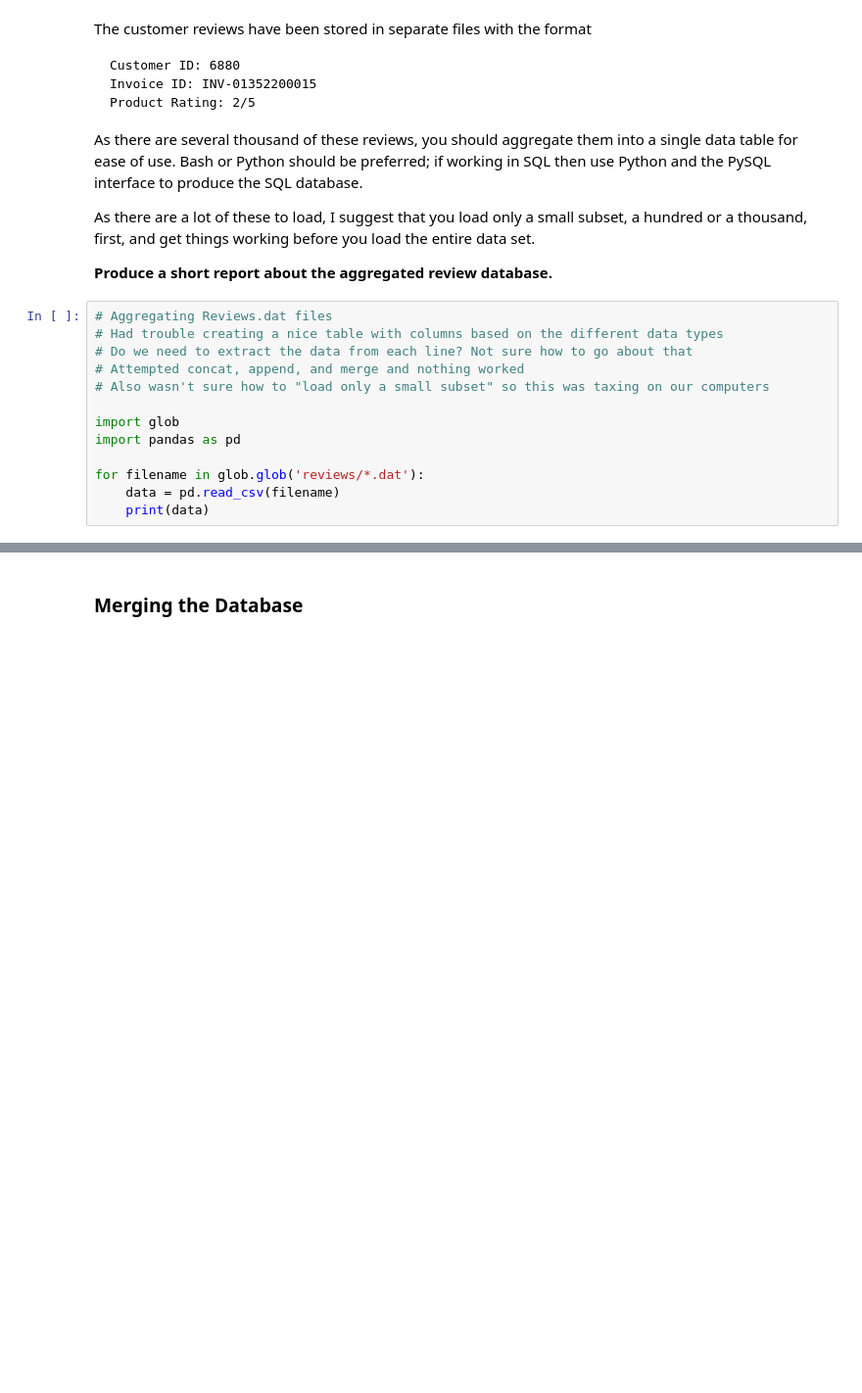
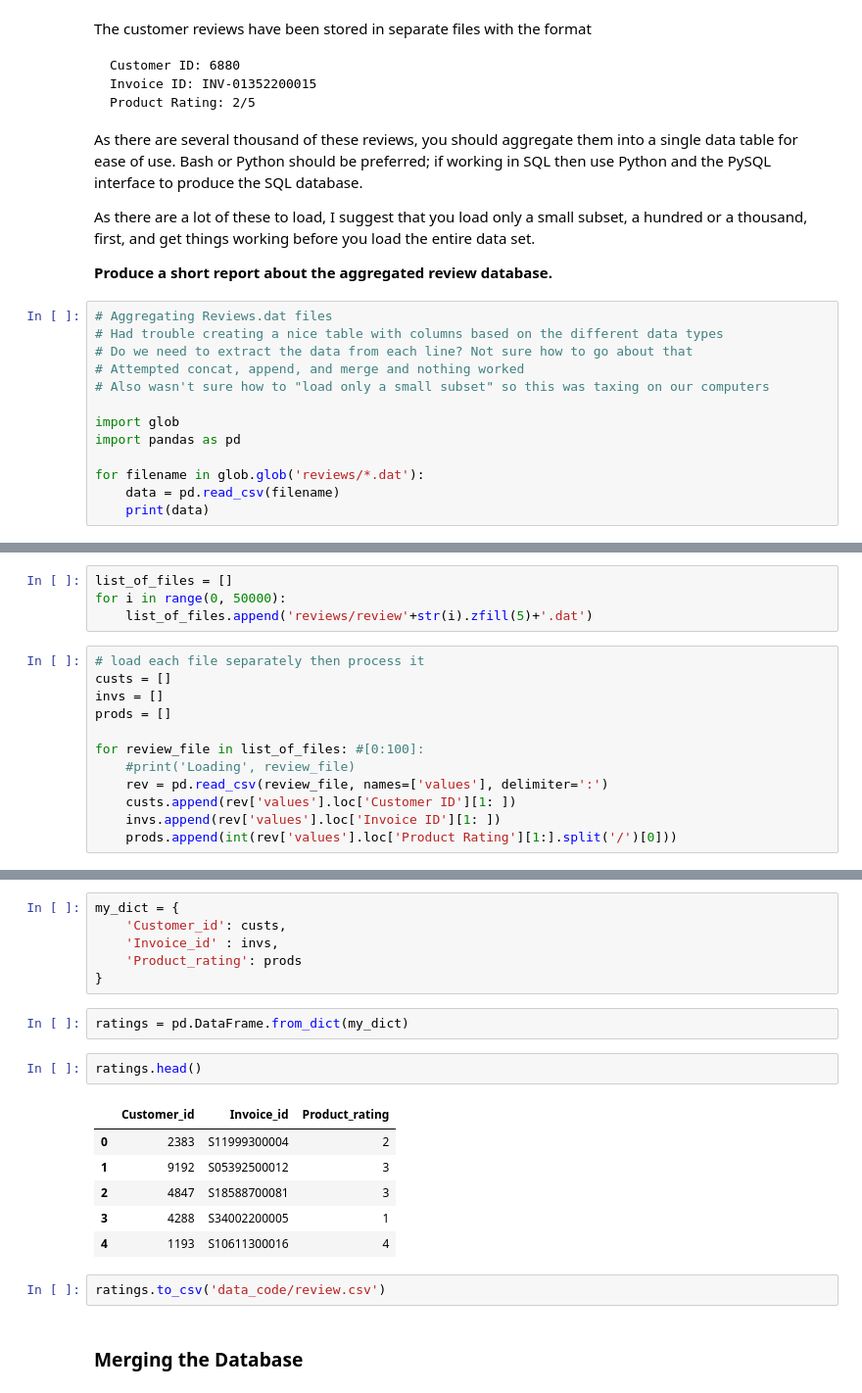
Before and after one commit to watkinsl/DreamingLlamas-capstone-2021, a Jupyter notebook: Capstone Project.ipynb, the cells around one changed output, grey strips where cells are left out. Shown at 98% size. Saved outputs shown, nothing was run; the diff lists cells and outputs as text; blank space fills up the shorter version.

```diff
--- a/Capstone Project.ipynb
+++ b/Capstone Project.ipynb
@@ -199,0 +250,16 @@ for filename in glob.glob('reviews/*.dat'):
+# %%
+list_of_files = []
+for i in range(0, 50000):
+    list_of_files.append('reviews/review'+str(i).zfill(5)+'.dat')
+# %%
+# load each file separately then process it
+custs = []
+invs = []
+prods = []
+
+for review_file in list_of_files: #[0:100]:
+    #print('Loading', review_file)
+    rev = pd.read_csv(review_file, names=['values'], delimiter=':')
+    custs.append(rev['values'].loc['Customer ID'][1: ])
+    invs.append(rev['values'].loc['Invoice ID'][1: ])
+    prods.append(int(rev['values'].loc['Product Rating'][1:].split('/')[0]))
@@ -200,3 +284,22 @@ for filename in glob.glob('reviews/*.dat'):
+# %%
+my_dict = {
+    'Customer_id': custs,
+    'Invoice_id' : invs,
+    'Product_rating': prods
+}
+# %%
+ratings = pd.DataFrame.from_dict(my_dict)
+# %%
+ratings.head()
+# %% [output]
+|  | Customer_id | Invoice_id | Product_rating |
+| 0 | 2383 | S11999300004 | 2 |
+| 1 | 9192 | S05392500012 | 3 |
+| 2 | 4847 | S18588700081 | 3 |
+| 3 | 4288 | S34002200005 | 1 |
+| 4 | 1193 | S10611300016 | 4 |
+# %%
+ratings.to_csv('data_code/review.csv')
 # %% [markdown]
 ### Merging the Database
 # %% [markdown]
```
Also changed, not shown: parts of 8 cells of this notebook.
